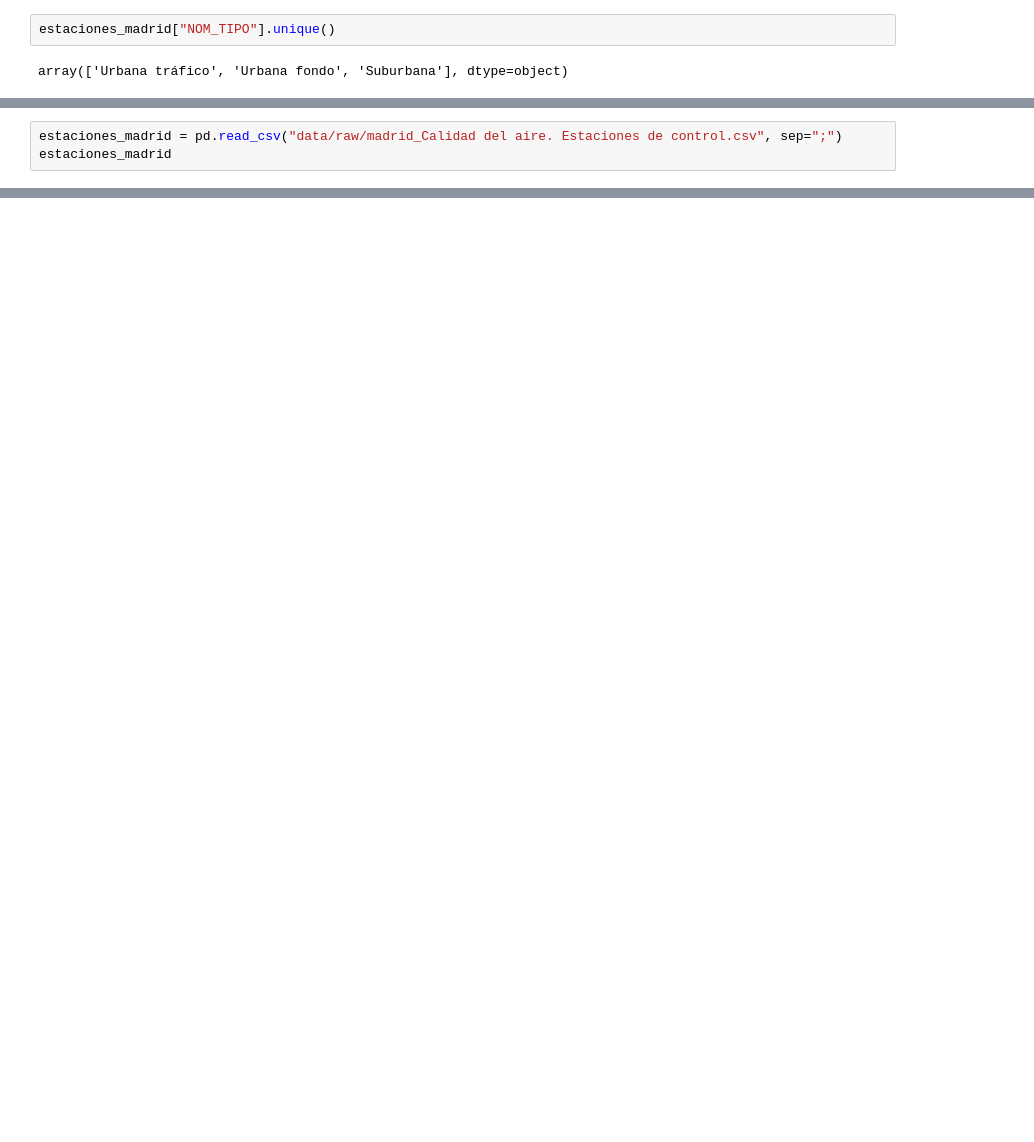
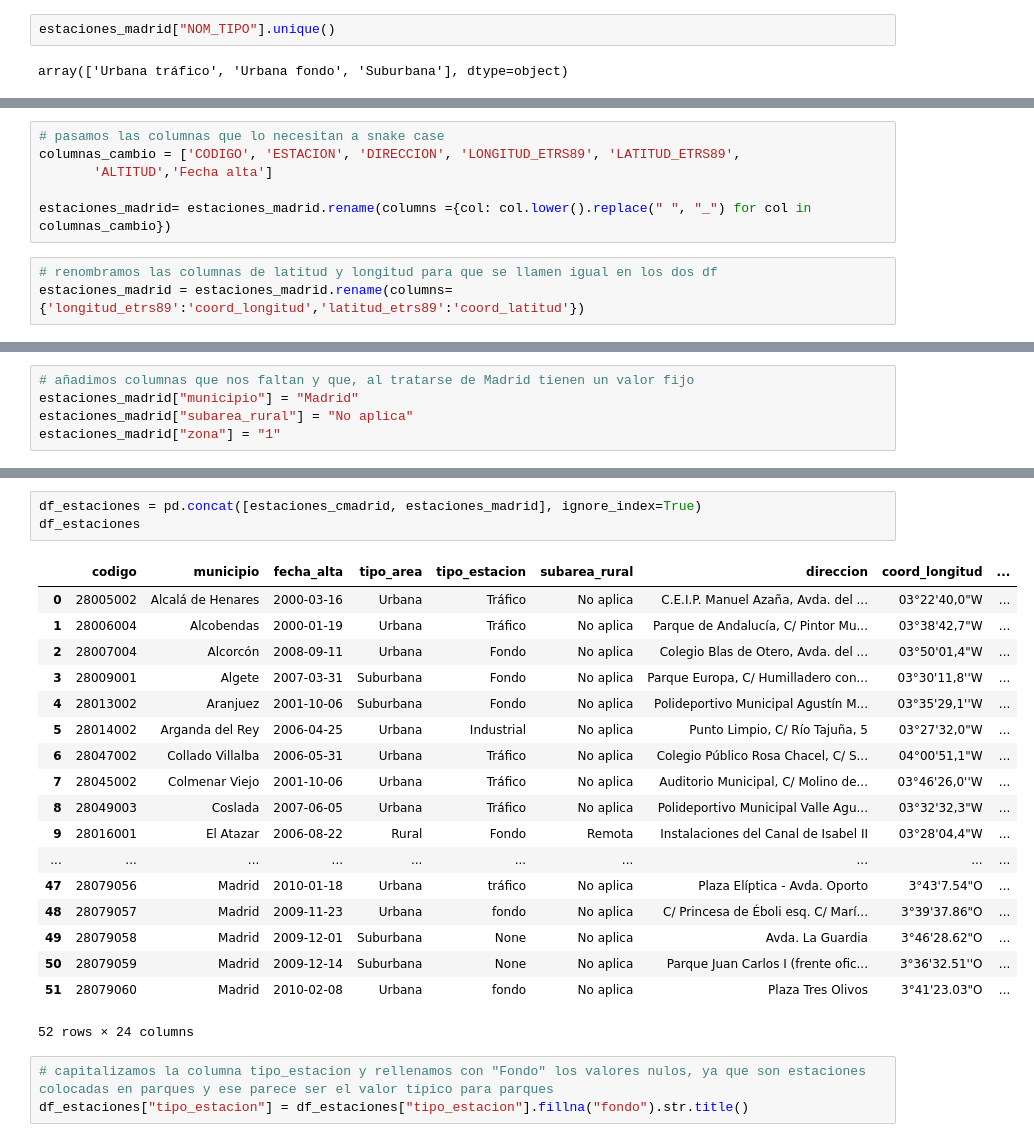
Before and after one commit to MartaM1206/proyecto_final, a Jupyter notebook: notebooks_pruebas/prueba_transformar.ipynb, the cells around one changed output, grey strips where cells are left out. Cells and saved outputs as stored; diff of their text form; blank space fills up the shorter version.

```diff
--- a/notebooks_pruebas/prueba_transformar.ipynb
+++ b/notebooks_pruebas/prueba_transformar.ipynb
@@ -788,0 +998,9 @@ estaciones_cmadrid.columns = estaciones_cmadrid.columns.str.replace("estacion_",
+# %%
+# pasamos las columnas que lo necesitan a snake case
+columnas_cambio = ['CODIGO', 'ESTACION', 'DIRECCION', 'LONGITUD_ETRS89', 'LATITUD_ETRS89',
+       'ALTITUD','Fecha alta']
+
+estaciones_madrid= estaciones_madrid.rename(columns ={col: col.lower().replace(" ", "_") for col in columnas_cambio})
+# %%
+# renombramos las columnas de latitud y longitud para que se llamen igual en los dos df
+estaciones_madrid = estaciones_madrid.rename(columns={'longitud_etrs89':'coord_longitud','latitud_etrs89':'coord_latitud'})
@@ -788,0 +1015,5 @@ estaciones_cmadrid.columns = estaciones_cmadrid.columns.str.replace("estacion_",
+# %%
+# añadimos columnas que nos faltan y que, al tratarse de Madrid tienen un valor fijo
+estaciones_madrid["municipio"] = "Madrid"
+estaciones_madrid["subarea_rural"] = "No aplica"
+estaciones_madrid["zona"] = "1"
@@ -809,3 +1078,0 @@ memory usage: 6.3+ KB
-# %%
-estaciones_madrid = pd.read_csv("data/raw/madrid_Calidad del aire. Estaciones de control.csv", sep=";")
-estaciones_madrid
@@ -831 +1079,26 @@ estaciones_madrid
+# %%
+df_estaciones = pd.concat([estaciones_cmadrid, estaciones_madrid], ignore_index=True)
+df_estaciones
+# %% [output]
+|  | codigo | municipio | fecha_alta | tipo_area | tipo_estacion | subarea_rural | direccion | coord_longitud | ... |
+| 0 | 28005002 | Alcalá de Henares | 2000-03-16 | Urbana | Tráfico | No aplica | C.E.I.P. Manuel Azaña, Avda. del ... | 03°22'40,0"W | ... |
+| 1 | 28006004 | Alcobendas | 2000-01-19 | Urbana | Tráfico | No aplica | Parque de Andalucía, C/ Pintor Mu... | 03°38'42,7"W | ... |
+| 2 | 28007004 | Alcorcón | 2008-09-11 | Urbana | Fondo | No aplica | Colegio Blas de Otero, Avda. del ... | 03°50'01,4"W | ... |
+| 3 | 28009001 | Algete | 2007-03-31 | Suburbana | Fondo | No aplica | Parque Europa, C/ Humilladero con... | 03°30'11,8''W | ... |
+| 4 | 28013002 | Aranjuez | 2001-10-06 | Suburbana | Fondo | No aplica | Polideportivo Municipal Agustín M... | 03°35'29,1''W | ... |
+| 5 | 28014002 | Arganda del Rey | 2006-04-25 | Urbana | Industrial | No aplica | Punto Limpio, C/ Río Tajuña, 5 | 03°27'32,0"W | ... |
+| 6 | 28047002 | Collado Villalba | 2006-05-31 | Urbana | Tráfico | No aplica | Colegio Público Rosa Chacel, C/ S... | 04°00'51,1"W | ... |
+| 7 | 28045002 | Colmenar Viejo | 2001-10-06 | Urbana | Tráfico | No aplica | Auditorio Municipal, C/ Molino de... | 03°46'26,0''W | ... |
+| 8 | 28049003 | Coslada | 2007-06-05 | Urbana | Tráfico | No aplica | Polideportivo Municipal Valle Agu... | 03°32'32,3"W | ... |
+| 9 | 28016001 | El Atazar | 2006-08-22 | Rural | Fondo | Remota | Instalaciones del Canal de Isabel II | 03°28'04,4"W | ... |
+| ... | ... | ... | ... | ... | ... | ... | ... | ... | ... |
+| 47 | 28079056 | Madrid | 2010-01-18 | Urbana | tráfico | No aplica | Plaza Elíptica - Avda. Oporto | 3°43'7.54"O | ... |
+| 48 | 28079057 | Madrid | 2009-11-23 | Urbana | fondo | No aplica | C/ Princesa de Éboli esq. C/ Marí... | 3°39'37.86"O | ... |
+| 49 | 28079058 | Madrid | 2009-12-01 | Suburbana | None | No aplica | Avda. La Guardia | 3°46'28.62"O | ... |
+| 50 | 28079059 | Madrid | 2009-12-14 | Suburbana | None | No aplica | Parque Juan Carlos I (frente ofic... | 3°36'32.51''O | ... |
+| 51 | 28079060 | Madrid | 2010-02-08 | Urbana | fondo | No aplica | Plaza Tres Olivos | 3°41'23.03"O | ... |
+52 rows × 24 columns
+# %%
+# capitalizamos la columna tipo_estacion y rellenamos con "Fondo" los valores nulos, ya que son estaciones colocadas en parques y ese parece ser el valor típico para parques
+df_estaciones["tipo_estacion"] = df_estaciones["tipo_estacion"].fillna("fondo").str.title()
 # %%
```
Also changed, not shown: parts of 40 cells of this notebook, 1 other file.
